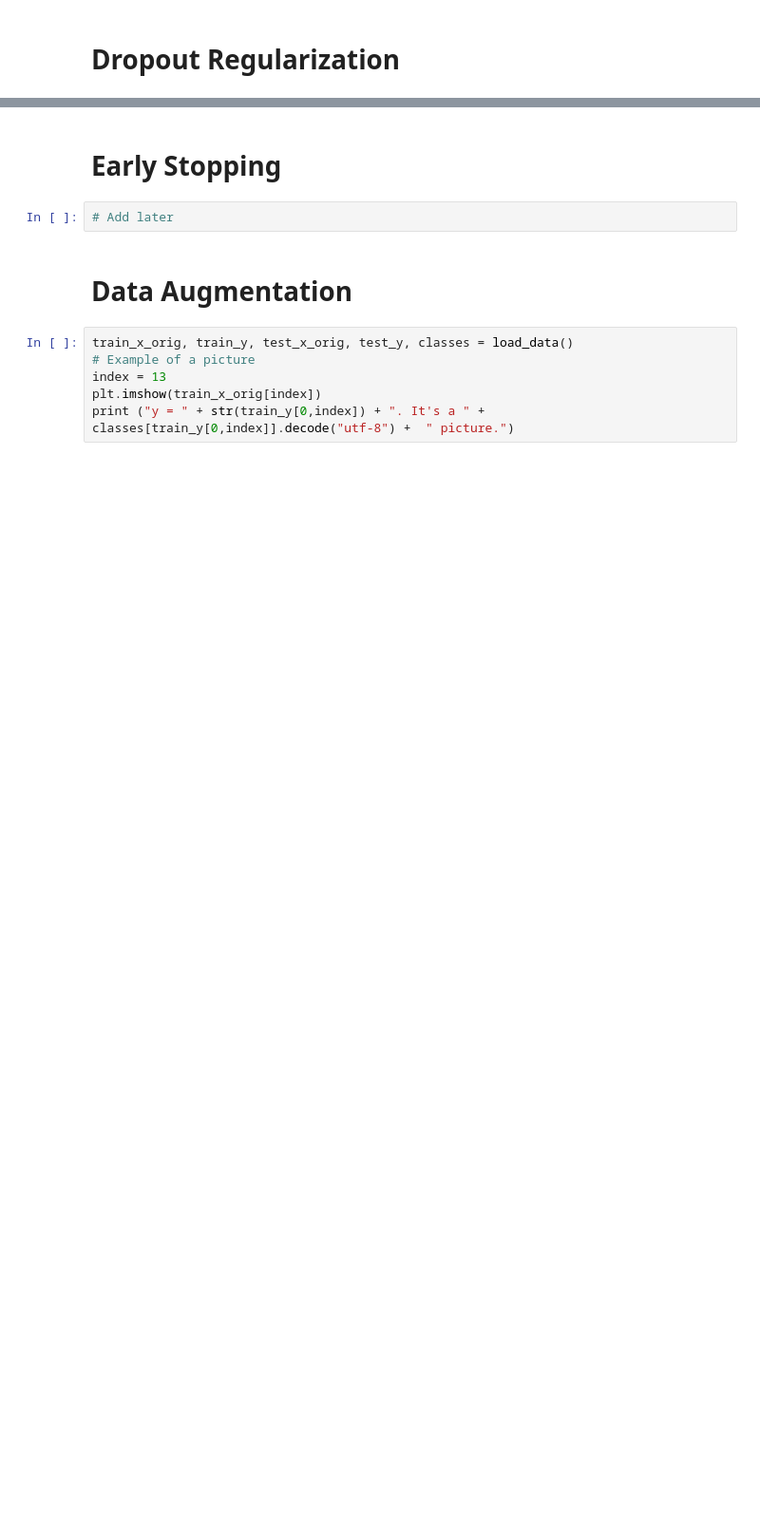
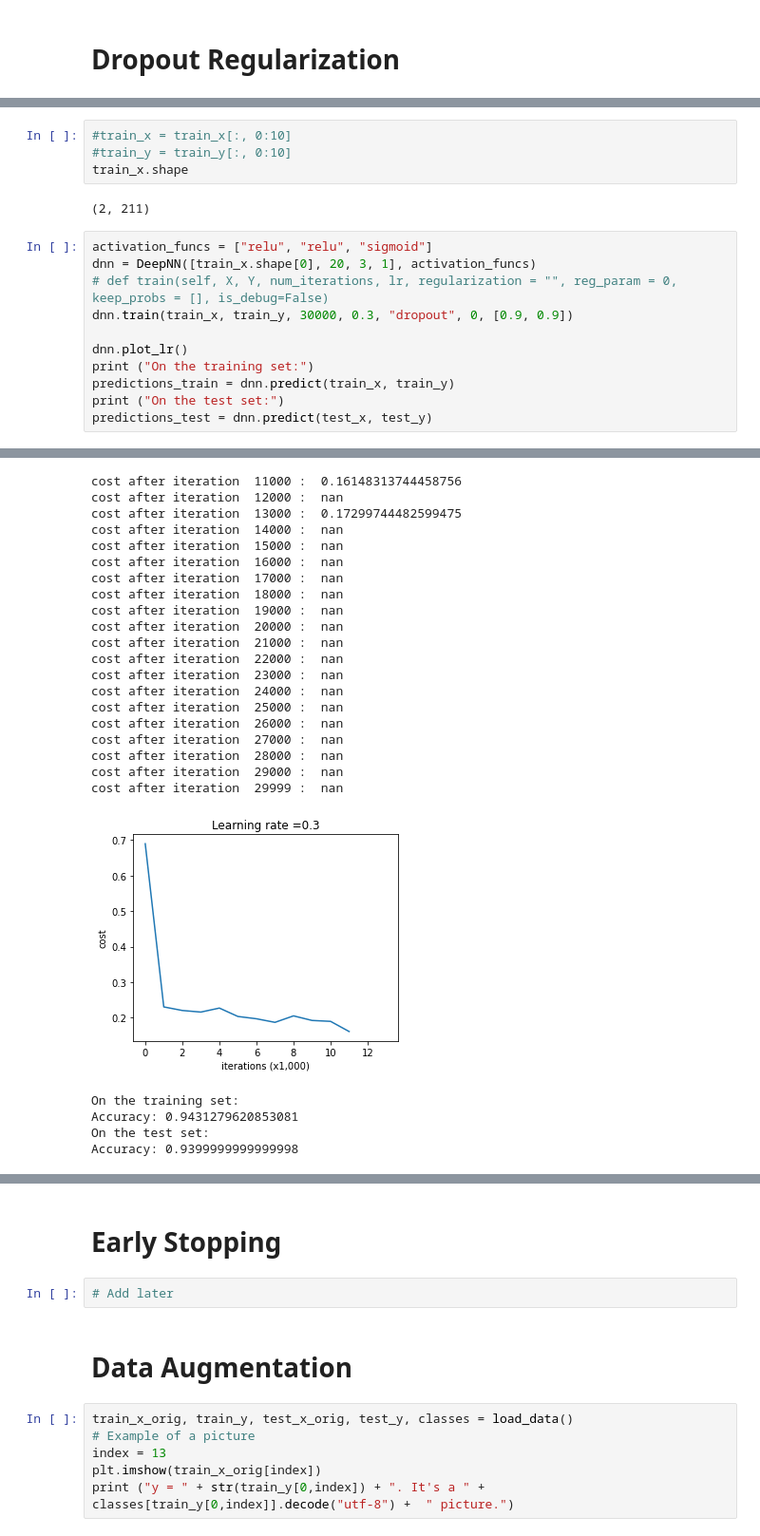
Before and after one commit to hamedrq7/Deep-Learning-Numpy-Practice, a Jupyter notebook: Fully-Connected-Deep-Neural-Network.ipynb, the cells around one changed output, grey strips where cells are left out. Shown at 95% size. Drawn from its saved outputs; the diff is of its cells as text; blank space fills up the shorter version.

```diff
--- a/Fully-Connected-Deep-Neural-Network.ipynb
+++ b/Fully-Connected-Deep-Neural-Network.ipynb
@@ -673,0 +855,18 @@ plot_decision_boundary(lambda x: predict_dec(dnn, x.T), train_X, train_Y)
+# %%
+#train_x = train_x[:, 0:10]
+#train_y = train_y[:, 0:10]
+train_x.shape
+# %% [output]
+(2, 211)
+# %%
+activation_funcs = ["relu", "relu", "sigmoid"]
+dnn = DeepNN([train_x.shape[0], 20, 3, 1], activation_funcs)
+# def train(self, X, Y, num_iterations, lr, regularization = "", reg_param = 0, keep_probs = [], is_debug=False)
+dnn.train(train_x, train_y, 30000, 0.3, "dropout", 0, [0.9, 0.9])
+
+dnn.plot_lr()
+print ("On the training set:")
+predictions_train = dnn.predict(train_x, train_y)
+print ("On the test set:")
+predictions_test = dnn.predict(test_x, test_y)
+# %% [output]
@@ -673,0 +890,25 @@ plot_decision_boundary(lambda x: predict_dec(dnn, x.T), train_X, train_Y)
+cost after iteration  11000 :  0.16148313744458756
+cost after iteration  12000 :  nan
+cost after iteration  13000 :  0.17299744482599475
+cost after iteration  14000 :  nan
+cost after iteration  15000 :  nan
+cost after iteration  16000 :  nan
+cost after iteration  17000 :  nan
+cost after iteration  18000 :  nan
+cost after iteration  19000 :  nan
+cost after iteration  20000 :  nan
+cost after iteration  21000 :  nan
+cost after iteration  22000 :  nan
+cost after iteration  23000 :  nan
+cost after iteration  24000 :  nan
+cost after iteration  25000 :  nan
+cost after iteration  26000 :  nan
+cost after iteration  27000 :  nan
+cost after iteration  28000 :  nan
+cost after iteration  29000 :  nan
+cost after iteration  29999 :  nan
+[figure, added]
+On the training set:
+Accuracy: 0.9431279620853081
+On the test set:
+Accuracy: 0.9399999999999998
```
Also changed, not shown: parts of 19 cells of this notebook.
